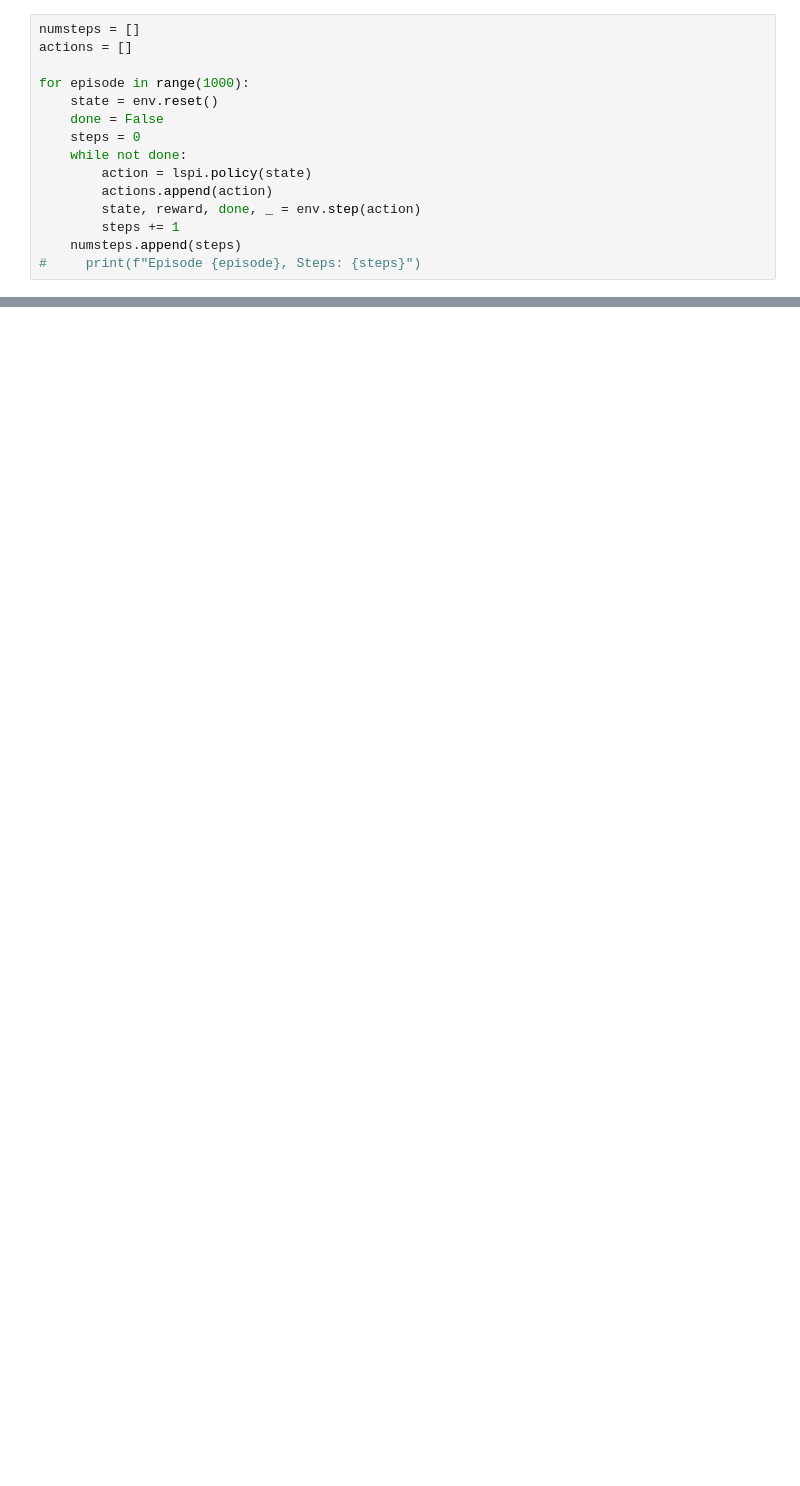
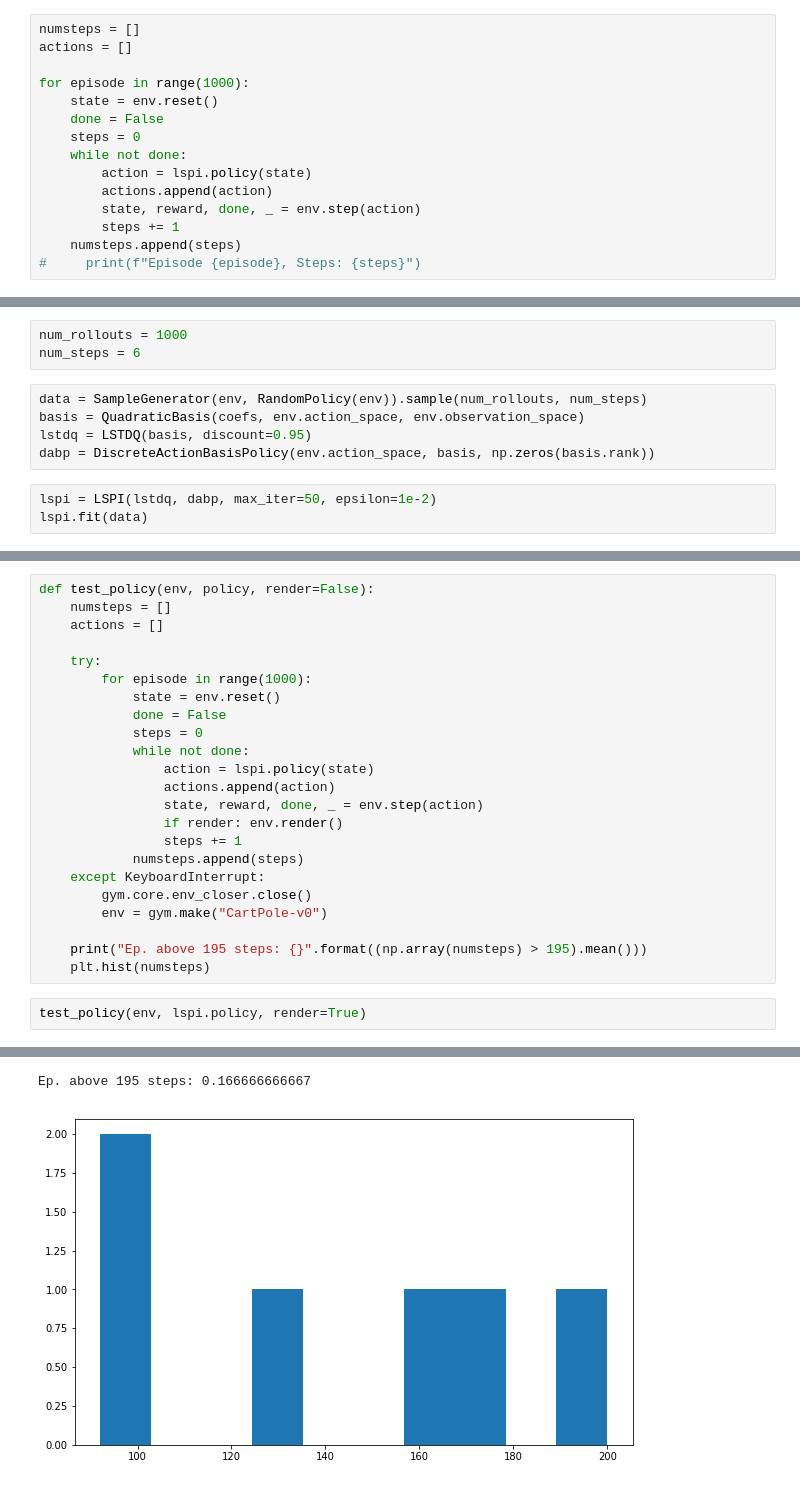
Before and after one commit to gvacaliuc/lspi, a Jupyter notebook: cartpole.ipynb, the cells around one changed output, grey strips where cells are left out. Cells and saved outputs as stored; diff of their text form; blank space fills up the shorter version.

```diff
--- a/cartpole.ipynb
+++ b/cartpole.ipynb
@@ -284,0 +284,11 @@ pd.DataFrame(results).rewards.plot.hist(title = "Reward per Episode")
+# %%
+num_rollouts = 1000
+num_steps = 6
+# %%
+data = SampleGenerator(env, RandomPolicy(env)).sample(num_rollouts, num_steps)
+basis = QuadraticBasis(coefs, env.action_space, env.observation_space)
+lstdq = LSTDQ(basis, discount=0.95)
+dabp = DiscreteActionBasisPolicy(env.action_space, basis, np.zeros(basis.rank))
+# %%
+lspi = LSPI(lstdq, dabp, max_iter=50, epsilon=1e-2)
+lspi.fit(data)
@@ -284,0 +309,26 @@ pd.DataFrame(results).rewards.plot.hist(title = "Reward per Episode")
+# %%
+def test_policy(env, policy, render=False):
+    numsteps = []
+    actions = []
+
+    try:
+        for episode in range(1000):
+            state = env.reset()
+            done = False
+            steps = 0
+            while not done:
+                action = lspi.policy(state)
+                actions.append(action)
+                state, reward, done, _ = env.step(action)
+                if render: env.render()
+                steps += 1
+            numsteps.append(steps)
+    except KeyboardInterrupt:
+        gym.core.env_closer.close()
+        env = gym.make("CartPole-v0")
+
+    print("Ep. above 195 steps: {}".format((np.array(numsteps) > 195).mean()))
+    plt.hist(numsteps)
+# %%
+test_policy(env, lspi.policy, render=True)
+# %% [output]
@@ -284,0 +336,2 @@ pd.DataFrame(results).rewards.plot.hist(title = "Reward per Episode")
+Ep. above 195 steps: 0.166666666667
+[figure, added]
```
Also changed, not shown: parts of 27 cells of this notebook, 12 other files.
